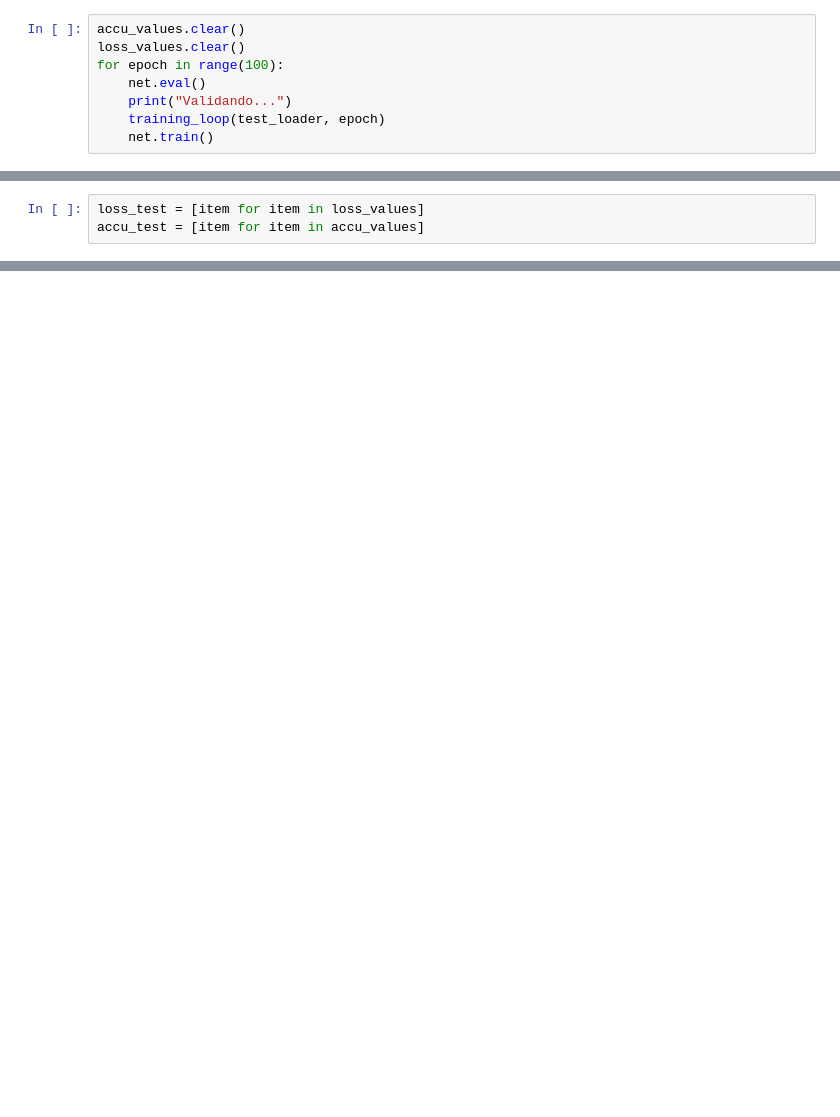
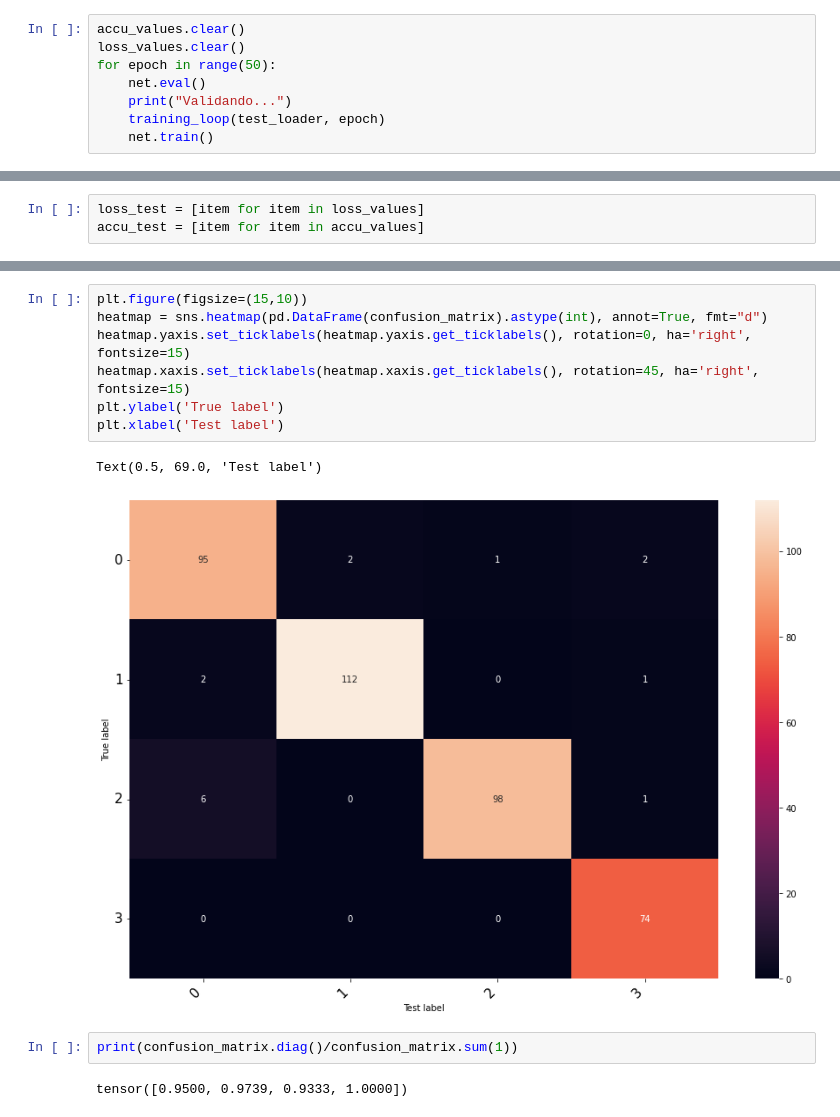
Before and after one commit to wander-asb/MRI_CLASSIFICATION, a Jupyter notebook: Multi_Classification_of_Brain_Tumor_Images.ipynb, the cells around one changed output, grey strips where cells are left out. Drawn from its saved outputs; the diff is of its cells as text; blank space fills up the shorter version.

```diff
--- a/Multi_Classification_of_Brain_Tumor_Images.ipynb
+++ b/Multi_Classification_of_Brain_Tumor_Images.ipynb
@@ -242,7 +240,7 @@ print(len(loss_train), len(accu_train))
 # %%
 accu_values.clear()
 loss_values.clear()
-for epoch in range(100):
+for epoch in range(50):
     net.eval()
     print("Validando...")
     training_loop(test_loader, epoch)
@@ -295,0 +337,14 @@ plt.show()
+# %%
+plt.figure(figsize=(15,10))
+heatmap = sns.heatmap(pd.DataFrame(confusion_matrix).astype(int), annot=True, fmt="d")
+heatmap.yaxis.set_ticklabels(heatmap.yaxis.get_ticklabels(), rotation=0, ha='right', fontsize=15)
+heatmap.xaxis.set_ticklabels(heatmap.xaxis.get_ticklabels(), rotation=45, ha='right', fontsize=15)
+plt.ylabel('True label')
+plt.xlabel('Test label')
+# %% [output]
+Text(0.5, 69.0, 'Test label')
+[figure, added]
+# %%
+print(confusion_matrix.diag()/confusion_matrix.sum(1))
+# %% [output]
+tensor([0.9500, 0.9739, 0.9333, 1.0000])
```
Also changed, not shown: parts of 12 cells of this notebook.
